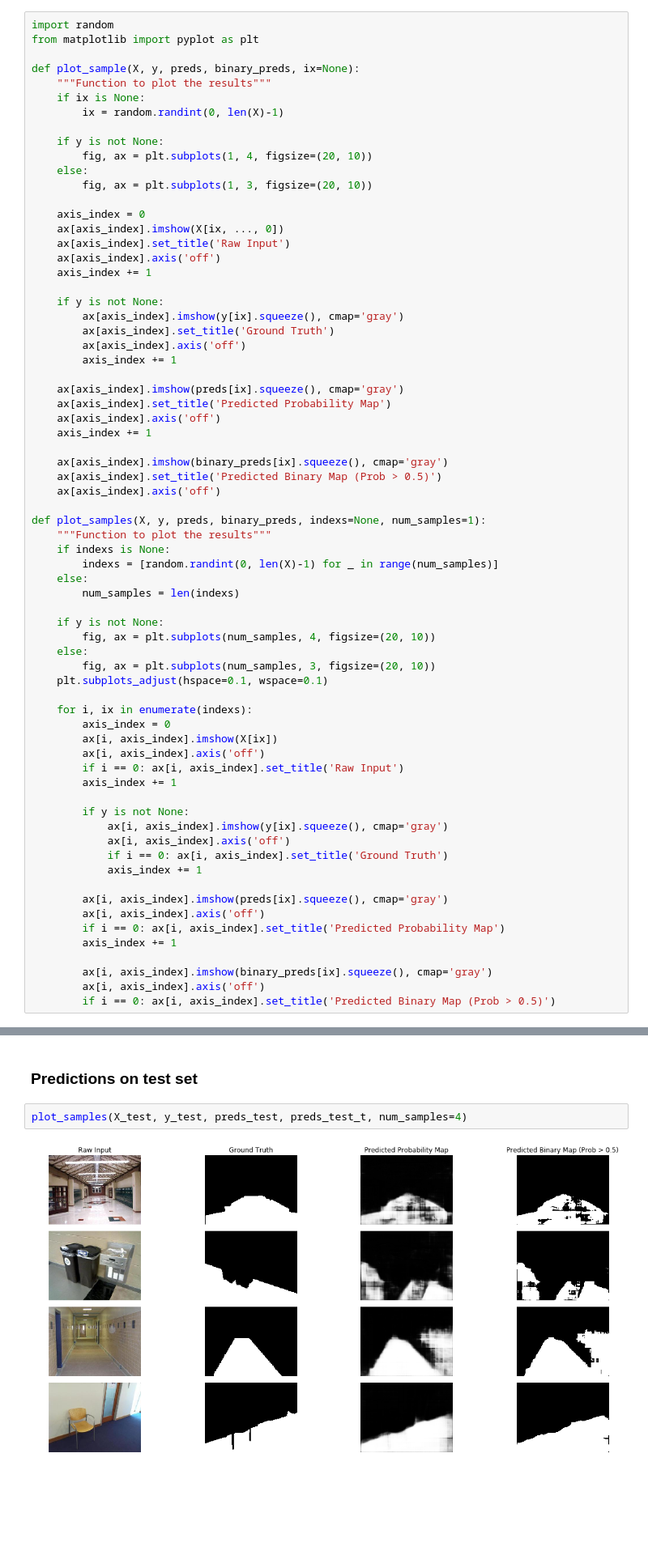
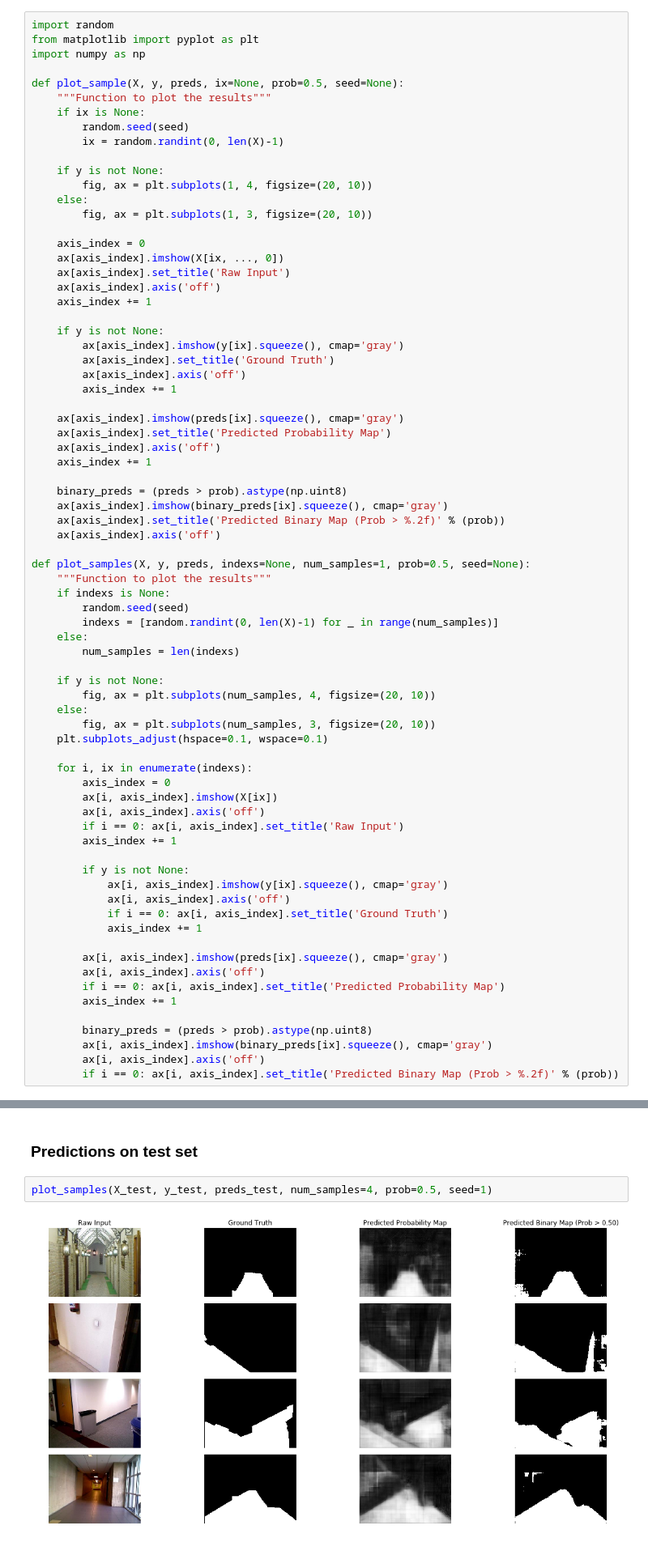
Before and after one commit to gaunthan/ground-segmentation, a Jupyter notebook: ground_segmentation.ipynb, the cells around one changed output, grey strips where cells are left out. Shown at 81% size. Drawn from its saved outputs; the diff is of its cells as text; blank space fills up the shorter version.

Commit message:
Add focal lose; move binary prediction into plotting function

```diff
--- a/ground_segmentation.ipynb
+++ b/ground_segmentation.ipynb
@@ -291,10 +296,12 @@ preds_test_t = (preds_test > 0.5).astype(np.uint8)
 # %%
 import random
 from matplotlib import pyplot as plt
+import numpy as np
 
-def plot_sample(X, y, preds, binary_preds, ix=None):
+def plot_sample(X, y, preds, ix=None, prob=0.5, seed=None):
     """Function to plot the results"""
     if ix is None:
+        random.seed(seed)
         ix = random.randint(0, len(X)-1)
 
     if y is not None:
@@ -319,13 +326,15 @@ def plot_sample(X, y, preds, binary_preds, ix=None):
     ax[axis_index].axis('off')
     axis_index += 1
 
+    binary_preds = (preds > prob).astype(np.uint8)
     ax[axis_index].imshow(binary_preds[ix].squeeze(), cmap='gray')
-    ax[axis_index].set_title('Predicted Binary Map (Prob > 0.5)')
+    ax[axis_index].set_title('Predicted Binary Map (Prob > %.2f)' % (prob))
     ax[axis_index].axis('off')
 
-def plot_samples(X, y, preds, binary_preds, indexs=None, num_samples=1):
+def plot_samples(X, y, preds, indexs=None, num_samples=1, prob=0.5, seed=None):
     """Function to plot the results"""
     if indexs is None:
+        random.seed(seed)
         indexs = [random.randint(0, len(X)-1) for _ in range(num_samples)]
     else:
         num_samples = len(indexs)
@@ -354,9 +363,10 @@ def plot_samples(X, y, preds, binary_preds, indexs=None, num_samples=1):
         if i == 0: ax[i, axis_index].set_title('Predicted Probability Map')
         axis_index += 1
 
+        binary_preds = (preds > prob).astype(np.uint8)
         ax[i, axis_index].imshow(binary_preds[ix].squeeze(), cmap='gray')
         ax[i, axis_index].axis('off')
-        if i == 0: ax[i, axis_index].set_title('Predicted Binary Map (Prob > 0.5)')
+        if i == 0: ax[i, axis_index].set_title('Predicted Binary Map (Prob > %.2f)' % (prob))
 # %% [markdown]
 ### Predictions on training set
 # %%
@@ -366,9 +376,9 @@ plot_samples(X_train, y_train, preds_train, preds_train_t, num_samples=4)
 # %% [markdown]
 ### Predictions on test set
 # %%
-plot_samples(X_test, y_test, preds_test, preds_test_t, num_samples=4)
+plot_samples(X_test, y_test, preds_test, num_samples=4, prob=0.5, seed=1)
 # %% [output]
-[figure, old version]
+[figure, new version]
 # %% [markdown]
 ### Predictions on selected images
 # %%
```
Also changed, not shown: parts of 12 cells of this notebook, 8 other files.
